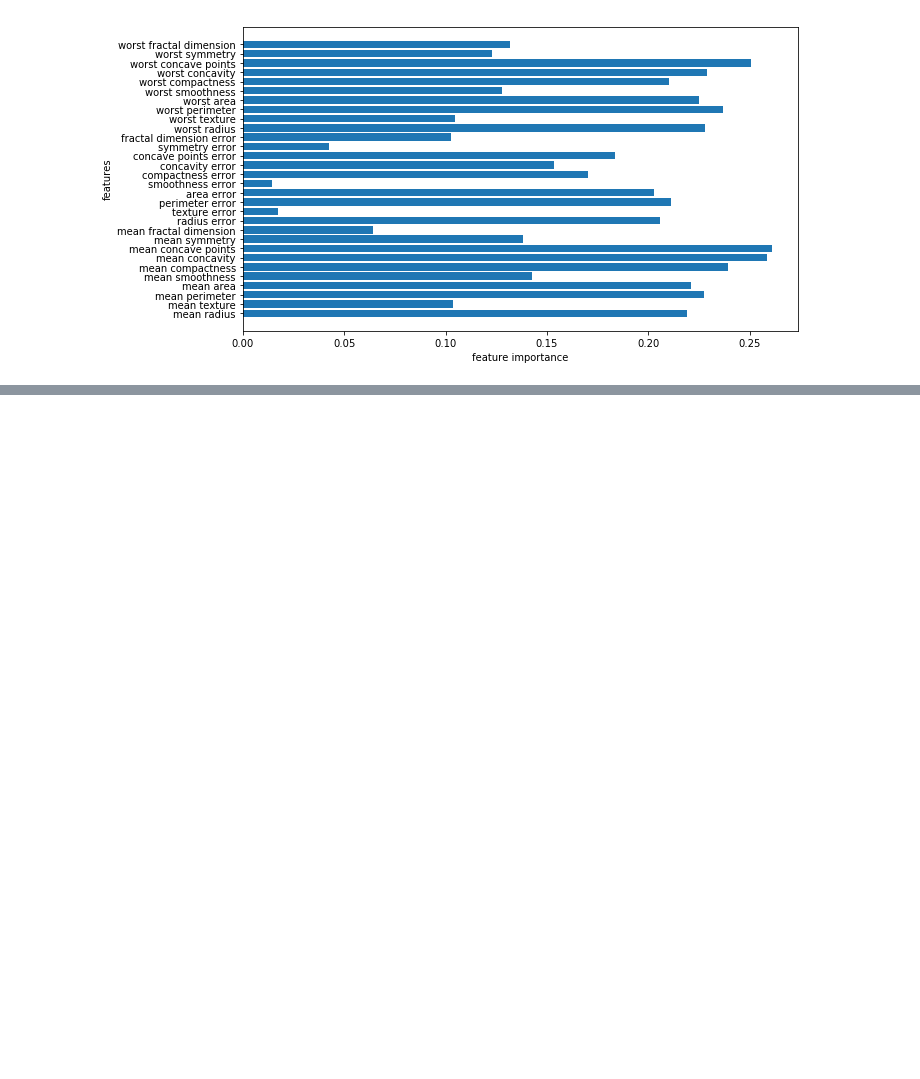
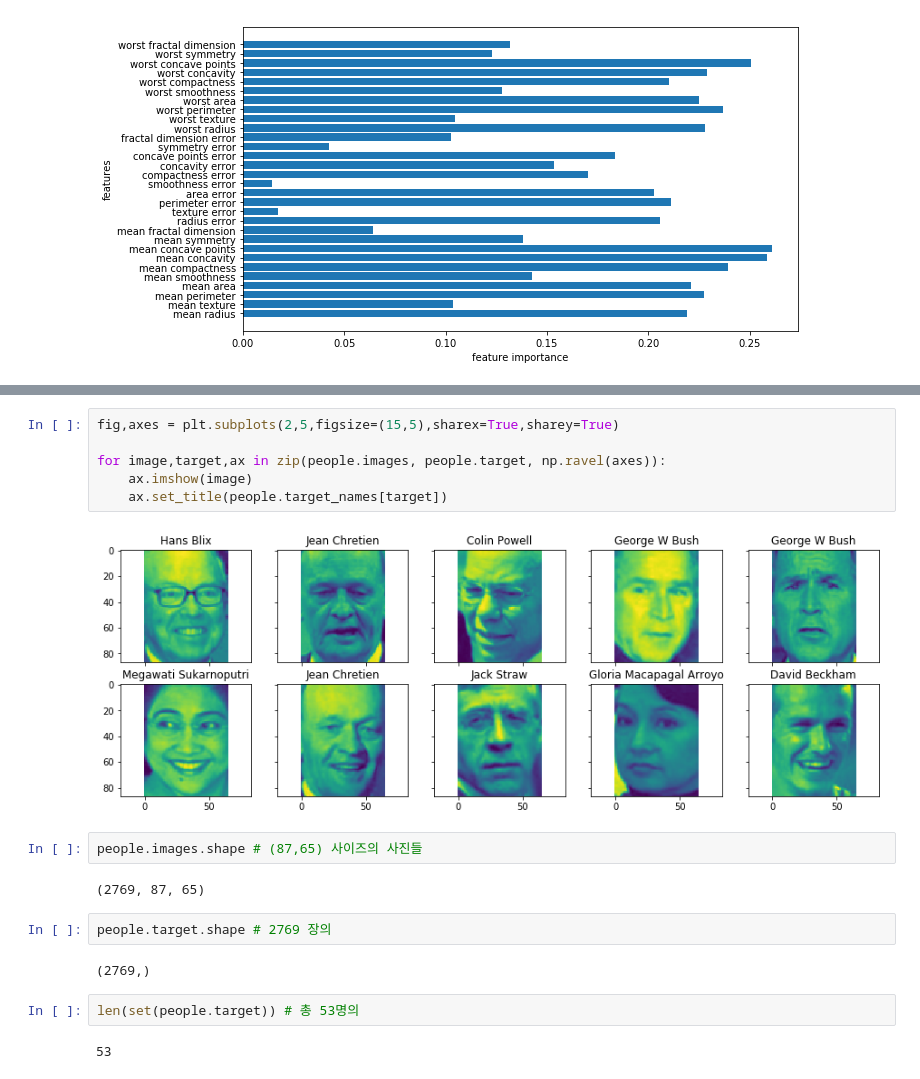
Before and after one commit to k821209/biostatistics, a Jupyter notebook: ML_171011_unsupervised_learning.ipynb, the cells around one changed output, grey strips where cells are left out. Cells and saved outputs as stored; diff of their text form; blank space fills up the shorter version.

```diff
--- a/ML_171011_unsupervised_learning.ipynb
+++ b/ML_171011_unsupervised_learning.ipynb
@@ -131,0 +169,20 @@ plt.show()
+# %%
+fig,axes = plt.subplots(2,5,figsize=(15,5),sharex=True,sharey=True)
+
+for image,target,ax in zip(people.images, people.target, np.ravel(axes)):
+    ax.imshow(image)
+    ax.set_title(people.target_names[target])
+# %% [output]
+[figure, added]
+# %%
+people.images.shape # (87,65) 사이즈의 사진들
+# %% [output]
+(2769, 87, 65)
+# %%
+people.target.shape # 2769 장의
+# %% [output]
+(2769,)
+# %%
+len(set(people.target)) # 총 53명의
+# %% [output]
+53
```
Also changed, not shown: parts of 70 cells of this notebook, 1 other file.
